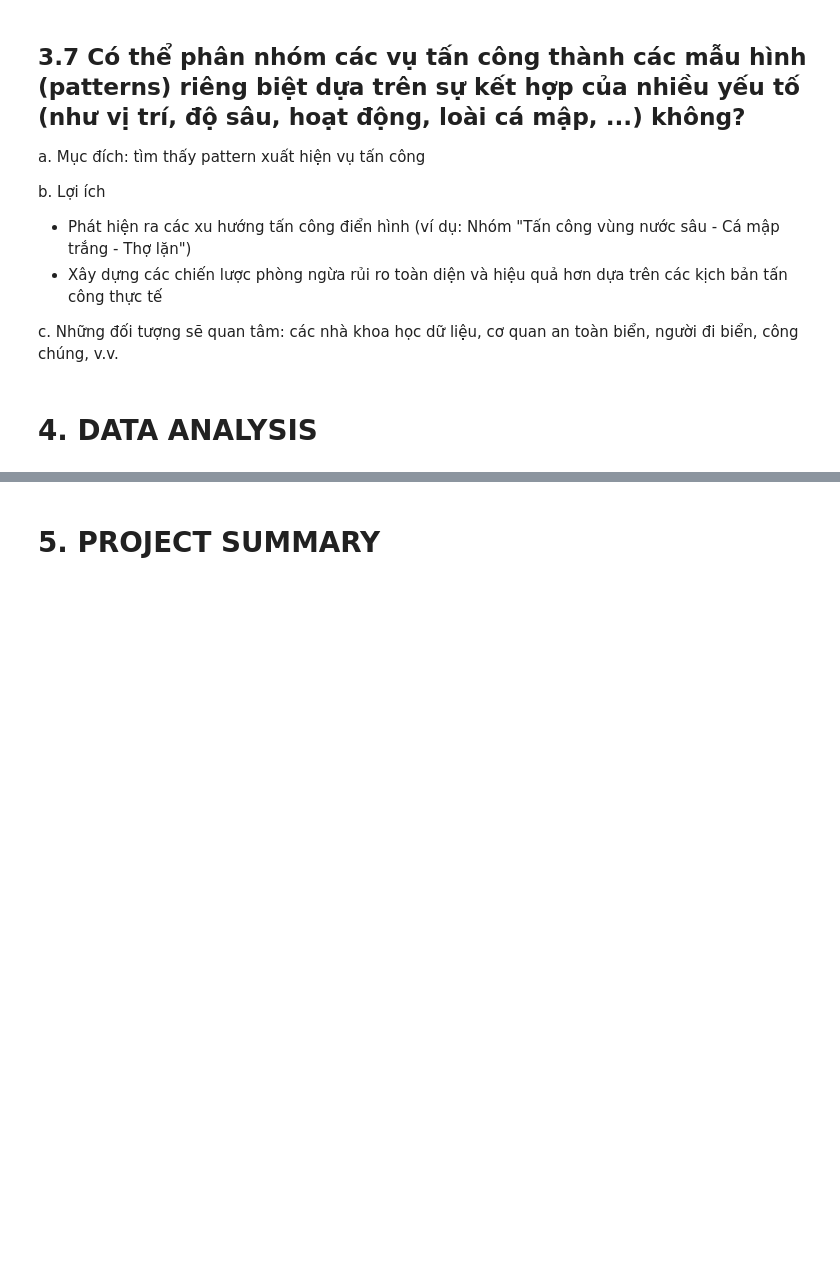
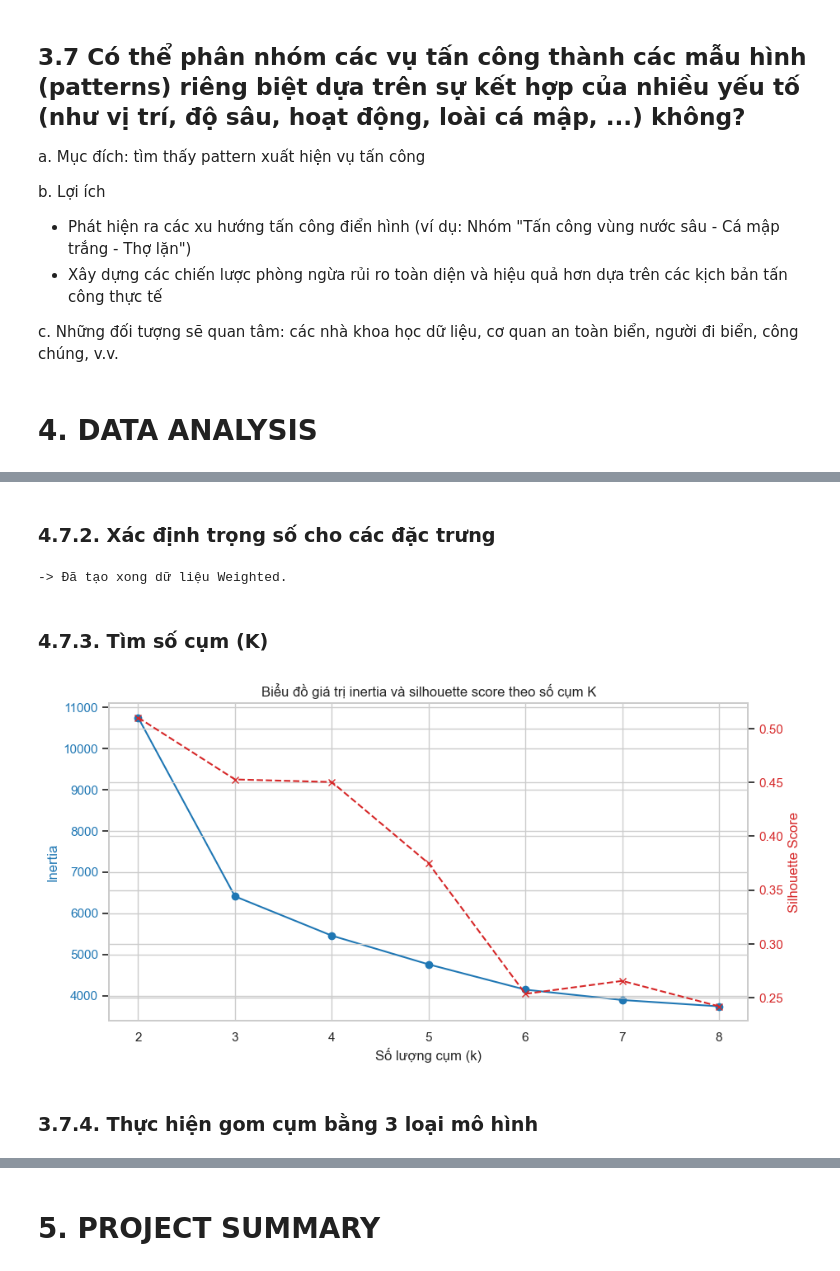
Before and after one commit to hvph-uyen/programming-for-data-science-project-group-9, a Jupyter notebook: source.ipynb, the cells around one changed output, grey strips where cells are left out. Cells and saved outputs as stored; diff of their text form; code cells hidden in the pictures; blank space fills up the shorter version.

```diff
--- a/source.ipynb
+++ b/source.ipynb
@@ -714,0 +916,72 @@ c. Những đối tượng sẽ quan tâm: các nhà khoa học dữ liệu, cơ
+# %%
+# tạo đặc trưng nhóm các hoạt động (nhóm các hoạt động kém phổ biến lại thành 'Other')
+top_activities = ['swimming', 'surfing', 'fishing', 'diving']
+df['activity_group'] = df['victim_activity'].astype(str).apply(
+    lambda x: next((act for act in top_activities if act in x.lower()), 'Other')
+)
+# %%
+# tạo đặc trưng xác định mức độ nghiêm trọng (fatal/non-fatal)
+df['is_fatal'] = df['victim_injury'].apply(lambda x: 1 if 'fatal' in str(x).lower() else 0)
+# %%
+# định dạng lại độ dài cá mập
+df['shark_length_m'] = pd.to_numeric(df['shark_length_m'], errors='coerce')
+df.loc[df['shark_length_m'] <= 0, 'shark_length_m'] = np.nan
+# %% [markdown]
+### 4.7.2. Xác định trọng số cho các đặc trưng
+# %%
+# tính trọng số cho các đặc trưng (dùng Random Forest)
+# ##### lấy câu tz làm thay vào đây r cho trọng số
+features = ['shark_group', 'activity_group', 'season', 'shark_length_m']
+numeric_features = ['shark_length_m']
+categorical_features = ['shark_group', 'activity_group', 'season']
+
+preprocessor = ColumnTransformer(
+    transformers=[
+        ('num', Pipeline([('imputer', SimpleImputer(strategy='mean')), ('scaler', StandardScaler())]), numeric_features),
+        ('cat', Pipeline([('imputer', SimpleImputer(strategy='constant', fill_value='Unknown')), ('onehot', OneHotEncoder(handle_unknown='ignore', sparse_output=False))]), categorical_features)
+    ])
+
+# Fit & Transform
+X_scaled = preprocessor.fit_transform(df[features])
+
+# RF Feature Importance
+rf = RandomForestClassifier(n_estimators=100, random_state=42)
+rf.fit(X_scaled, df['is_fatal'])
+importances = rf.feature_importances_
+
+# Tạo dữ liệu Weighted (Nhân hệ số 5)
+weights = 1 + (importances * 5)
+X_weighted = X_scaled * weights
+# %% [output]
+-> Đã tạo xong dữ liệu Weighted.
+# %% [markdown]
+### 4.7.3. Tìm số cụm (K)
+# %%
+# tính 2 chỉ số inertia và silhouette với từng K
+inertia = []
+sil_scores = []
+K_range = range(2, 9)
+
+for k in K_range:
+    km = KMeans(n_clusters=k, random_state=42, n_init=10).fit(X_weighted)
+    inertia.append(km.inertia_)
+    sil_scores.append(silhouette_score(X_weighted, km.labels_))
+# %%
+# vẽ biểu đồ giá trị 2 chỉ số với các K
+fig, ax1 = plt.subplots(figsize=(10, 5))
+color = 'tab:blue'
+ax1.set_xlabel('Số lượng cụm (k)')
+ax1.set_ylabel('Inertia', color=color)
+ax1.plot(K_range, inertia, marker='o', color=color)
+ax1.tick_params(axis='y', labelcolor=color)
+
+ax2 = ax1.twinx()
+color = 'tab:red'
+ax2.set_ylabel('Silhouette Score', color=color)
+ax2.plot(K_range, sil_scores, marker='x', linestyle='--', color=color)
+ax2.tick_params(axis='y', labelcolor=color)
+
+plt.title('Biểu đồ giá trị inertia và silhouette score theo số cụm K')
+plt.show()
+# %% [output]
+[figure, added]
@@ -714,0 +991,2 @@ c. Những đối tượng sẽ quan tâm: các nhà khoa học dữ liệu, cơ
+# %% [markdown]
+### 3.7.4. Thực hiện gom cụm bằng 3 loại mô hình
```
Also changed, not shown: parts of 33 cells of this notebook.
